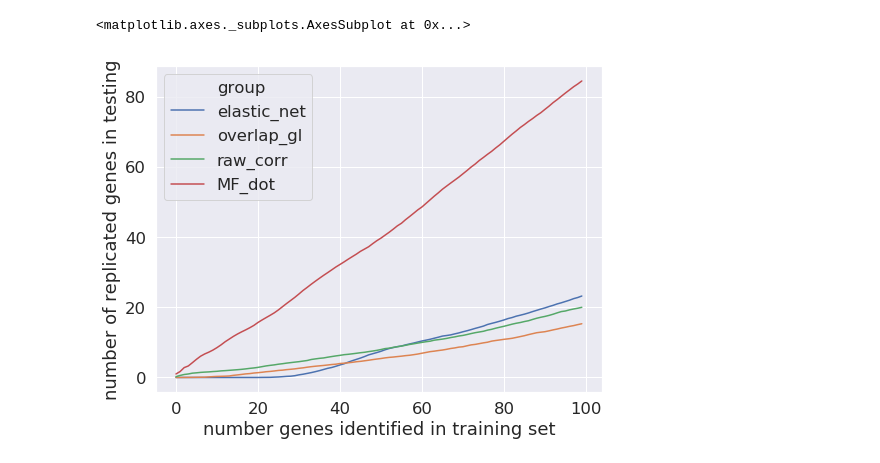
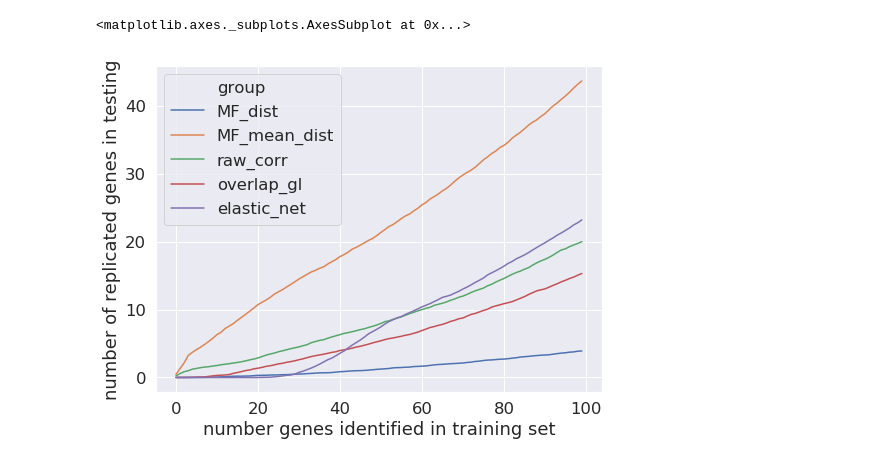
Before and after one commit to psturmfels/cfAD, a Jupyter notebook: PlotResults.ipynb, the cells around one changed output. Drawn from its saved outputs; the diff is of its cells as text; code cells hidden in the pictures.

```diff
--- a/PlotResults.ipynb
+++ b/PlotResults.ipynb
@@ -33,3 +43,10 @@ geneIndices = np.arange(braakIndex)
+# %%
+numReps = 100
+braakIndex = 16864
+phenotypeIndices  = np.arange(braakIndex, totalDataDF.shape[0])
+braakCeradIndices = phenotypeIndices[0:2]
+bioPhenoIndices   = phenotypeIndices[2:]
+geneIndices = np.arange(braakIndex)
 # %%
 dropNanDF = totalDataDF.dropna(axis=0, how='all')
 dropNanDF = dropNanDF.loc[:, ~pd.isnull(dropNanDF.loc[['BRAAK']]).values[0]]
@@ -41,7 +58,7 @@ half_n = int(n / 2)
 X_phen = dropNanDF.index.get_loc('BRAAK')
 X_gene = np.arange(X_phen)
 # %%
-def ApplyIntersection(trainList, valdList, numMax=15000):
+def ApplyIntersection(trainList, valdList, numMax=2000):
     intersection_list = np.zeros((numMax, ))
     intersection_list[0] = int(trainList[0] == valdList[0])
     for i in range(1, numMax):
@@ -52,15 +69,16 @@ def ApplyIntersection(trainList, valdList, numMax=15000):
 
 def GetIntersections(rep):
     print(rep, end=',')
-    intersection_mat = np.zeros((8, 15000))
+    numMax = 2000
+    intersection_mat = np.zeros((8, 2000))
 
     V_train = np.load('/projects/leelab3/psturm/realModels/overlapModels/V_train{}.npy'.format(rep))
     V_vald = np.load('/projects/leelab3/psturm/realModels/overlapModels/V_vald{}.npy'.format(rep))
 
     intersection_mat[0, :] = ApplyIntersection(GetTopGenes(V_train, braakIndex, geneIndices, rankType='dot'),  GetTopGenes(V_vald, braakIndex, geneIndices, rankType='dot'))
     intersection_mat[1, :] = ApplyIntersection(GetTopGenes(V_train, braakIndex, geneIndices, rankType='corr'), GetTopGenes(V_vald, braakIndex, geneIndices, rankType='corr'))
-    intersection_mat[2, :] = ApplyIntersection(GetTopGenes(V_train, braakIndex, geneIndices, rankType='cos'),  GetTopGenes(V_vald, braakIndex, geneIndices, rankType='cos'))
-    intersection_mat[3, :] = ApplyIntersection(GetTopGenes(V_train, braakIndex, geneIndices, rankType='dist'), GetTopGenes(V_vald, braakIndex, geneIndices, rankType='dist'))
+    intersection_mat[2, :] = ApplyIntersection(GetTopGenes(V_train, braakIndex, geneIndices, rankType='dist'),  GetTopGenes(V_vald, braakIndex, geneIndices, rankType='dist'))
+    intersection_mat[3, :] = ApplyIntersection(GetTopGenes(V_train, braakIndex, geneIndices, rankType='dist', sortFunc=None), GetTopGenes(V_vald, braakIndex, geneIndices, rankType='dist', sortFunc=None))
 
     randomIndices = np.loadtxt('/projects/leelab3/psturm/realData/randomIndices/perm{}.csv'.format(rep), dtype=int)
     randomIndices = randomIndices[randomIndices < n]
@@ -72,5 +90,6 @@ def GetIntersections(rep):
     intersection_mat[4, :] = ApplyIntersection(GetTopGenes(trainX.T, X_phen, X_gene, rankType='dot'),  GetTopGenes(valdX.T, X_phen, X_gene, rankType='dot'))
     intersection_mat[5, :] = ApplyIntersection(GetTopGenes(trainX.T, X_phen, X_gene, rankType='corr'), GetTopGenes(valdX.T, X_phen, X_gene, rankType='corr'))
     intersection_mat[6, :] = ApplyIntersection(GetTopGenes(trainX.T, X_phen, X_gene, rankType='cos'),  GetTopGenes(valdX.T, X_phen, X_gene, rankType='cos'))
-    intersection_mat[7, :] = ApplyIntersection(GetTopGenes(trainX.T, X_phen, X_gene, rankType='dist'), GetTopGenes(valdX.T, X_phen, X_gene, rankType='dist'))
+    intersection_mat[7, :] = ApplyIntersection(GetTopGenes(trainX.T, X_phen, X_gene, rankType='dist', sortFunc=None), GetTopGenes(valdX.T, X_phen, X_gene, rankType='dist', sortFunc=None))
+
     return intersection_mat
@@ -86,0 +135,7 @@ tg_stacked = np.stack(tg_zipped, axis=0) #of shape numReps, 4, numPlotPoints
+# %%
+numProcesses = 50
+p = Pool(numProcesses)
+multi_zipped = p.map(GetNewIntersections, range(numReps))
+p.close()
+p.join()
+multi_stacked = np.stack(multi_zipped, axis=0)
@@ -99,8 +192,20 @@ plotIndices(tg_stacked, names=['MF_dot', 'MF_corr', 'MF_cos', 'MF_dist'], indice
 # %%
 x_values = np.arange(100)
 baseSaveDir = 'DataFrames/RealData/{}'
 elastic_net_mat = pd.read_csv(baseSaveDir.format('elastic_net.csv')).values.T
 elastic_net_df  = MatToMeltDF(elastic_net_mat, group_name='elastic_net', x_values=x_values, x_name=x_name, y_name=y_name)
 
 overlap_gl_mat  = pd.read_csv(baseSaveDir.format('overlap_gl.csv')).values.T
 overlap_gl_df = MatToMeltDF(overlap_gl_mat, group_name='overlap_gl', x_values=x_values, x_name=x_name, y_name=y_name)
+
+MF_dot = MatToMeltDF(tg_stacked[:, 0, :], group_name='MF_dot', x_values=x_values, x_name=x_name, y_name=y_name)
+MF_mean_df = MatToMeltDF(multi_stacked[:, 0, :], group_name='MF_mean_dist', x_values=x_values, x_name=x_name, y_name=y_name)
+MF_df = MatToMeltDF(tg_stacked[:, 3, :], group_name='MF_dist', x_values=x_values, x_name=x_name, y_name=y_name)
+corr_df = MatToMeltDF(tg_stacked[:, 5, :], group_name='raw_corr', x_values=x_values, x_name=x_name, y_name=y_name)
+
+colors = sns.color_palette('tab10')
+sns.lineplot(x=x_name, y=y_name, hue='group',
+             data=pd.concat([MF_df, MF_mean_df, corr_df, overlap_gl_df, elastic_net_df]), ci=None)#, palette=(colors[:1] + colors[2:5]))
+# %% [output]
+<matplotlib.axes._subplots.AxesSubplot at 0x...>
+[figure, added]
@@ -111,6 +211,0 @@ corr_df = MatToMeltDF(tg_stacked[:, 5, :], group_name='raw_corr', x_values=x_val
-# %%
-sns.lineplot(x=x_name, y=y_name, hue='group',
-             data=pd.concat([elastic_net_df, overlap_gl_df, corr_df, MF_dot]), ci=None)
-# %% [output]
-<matplotlib.axes._subplots.AxesSubplot at 0x...>
-[figure, removed]
```
Also changed, not shown: parts of 14 cells of this notebook, 5 other files.
